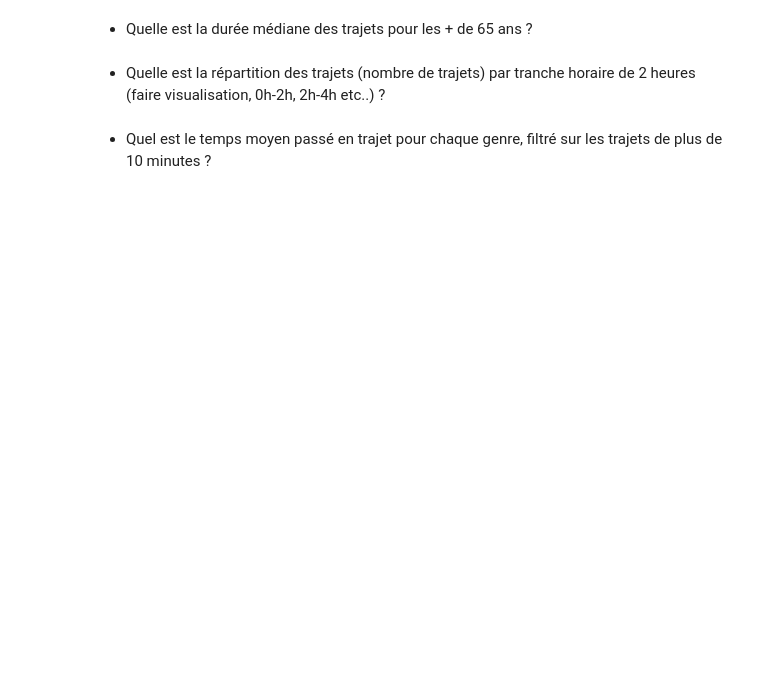
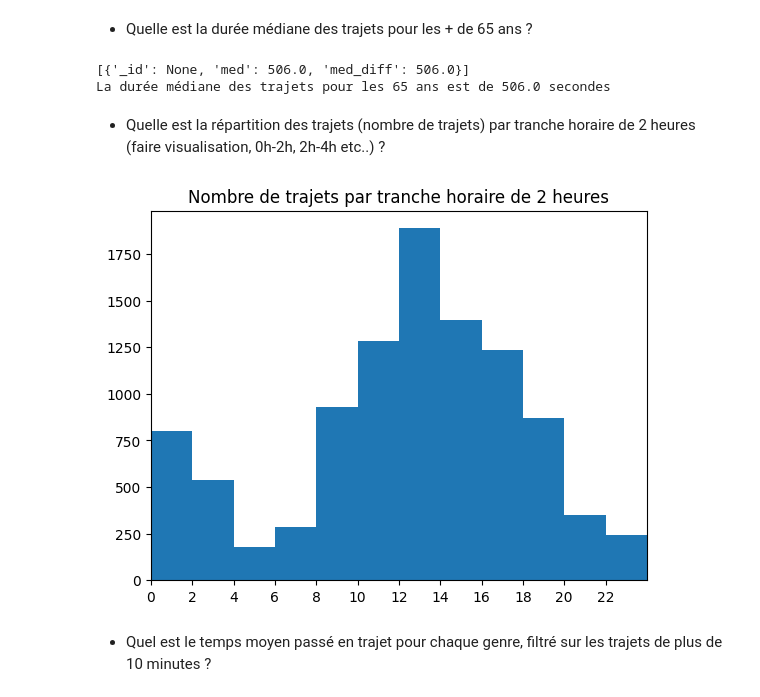
Before and after one commit to thomas-lefloch/mongo-operation, a Jupyter notebook: cas_pratique/cas_pratique_mongodb_2.ipynb, the cells around one changed output. Cells and saved outputs as stored; diff of their text form; code cells hidden in the pictures; blank space fills up the shorter version.

```diff
--- a/cas_pratique/cas_pratique_mongodb_2.ipynb
+++ b/cas_pratique/cas_pratique_mongodb_2.ipynb
@@ -176,9 +184,7 @@ res = collection.update_many(
             "$gt": [ "$birth_year", { "$subtract": [ {"$year": "$$NOW"}, 13] } ]
         },
     },
-    {
-        "$push": { "anomaly": "below_13_years_old" }
-    }
+    { "$push": { "anomaly": "below_13_years_old" }}
 )
 
 print(f'Documents flaggés "below_13_years_old": {res.modified_count}')
@@ -332,3 +339,10 @@ below_13_years_old: 2
 Puis, après avoir fait un nettoyage et écarté les locations suspectes, répondez aux questions métier qui suivent :
 # %% [markdown]
 * Changez le gender 0 en gender 1
+# %%
+res = collection.update_many(
+    {"gender": {"$eq": 0}},
+    {"$set": {"gender": 1}}
+)
+
+print(f'{res.modified_count} Documents modifiés')
@@ -343,6 +488,60 @@ Puis, après avoir fait un nettoyage et écarté les locations suspectes, répon
 # %% [markdown]
 * Quelle est la durée médiane des trajets pour les + de 65 ans ?
+# %%
+res = collection.aggregate([
+    # on peut filter en fonction de plusieurs anomalies
+    {"$match": { "anomaly": {"$nin": ["missing_birth_year"]}}},
+    {"$project": {
+        "_id": 0,
+        "tripduration": 1,
+        "start_time": 1,
+        "stop_time": 1,
+        "age": {"$subtract": [
+            {"$year": "$start_time"}, # On veut l'age au moment du trajet
+            "$birth_year"
+        ]},
+    }},
+    {"$match": {"age": {"$gt": 65}}},
+    {"$group": {
+        "_id": None,
+        "med": { "$median": {"input": "$tripduration", "method": "approximate"}},
+        "med_diff": { # on peut aussi calculer la medianne avec start_time, stop_time
+            "$median": {
+                "input": {
+                    "$dateDiff": {
+                        "startDate": "$start_time",
+                        "endDate": "$stop_time",
+                        "unit": "second"
+                    }
+                },
+                "method": "approximate"
+            }
+        }
+    }},
+]).to_list()
+
+print(res)
+print(f'La durée médiane des trajets pour les 65 ans est de {res[0]["med"]} secondes')
+# %% [output]
+[{'_id': None, 'med': 506.0, 'med_diff': 506.0}]
+La durée médiane des trajets pour les 65 ans est de 506.0 secondes
 # %% [markdown]
 * Quelle est la répartition des trajets (nombre de trajets) par tranche horaire de 2 heures (faire visualisation, 0h-2h, 2h-4h etc..) ?
+# %%
+res = collection.aggregate([
+    {"$project": { "hour": {"$hour": "$start_time"}}},
+    # Existe-t-il un moyen de faire un group par x heures ?
+    # {"$group": {"_id": "$hour", "count": {"$count": {}}}},
+]).to_list()
+
+# Plot permet d'afficher directement le résultat
+# TODO: trouver un moyen d'afficher les valeurs au niveau des histos
+df(res).hist(bins=range(0, 26, 2), grid=False)
+plt.xlim(0, 24)
+plt.xticks(range(0, 24, 2))
+plt.title("Nombre de trajets par tranche horaire de 2 heures")
+plt.show()
+# %% [output]
+[figure, added]
 # %% [markdown]
 * Quel est le temps moyen passé en trajet pour chaque genre, filtré sur les trajets de plus de 10 minutes ?
```
Also changed, not shown: parts of 15 cells of this notebook.
